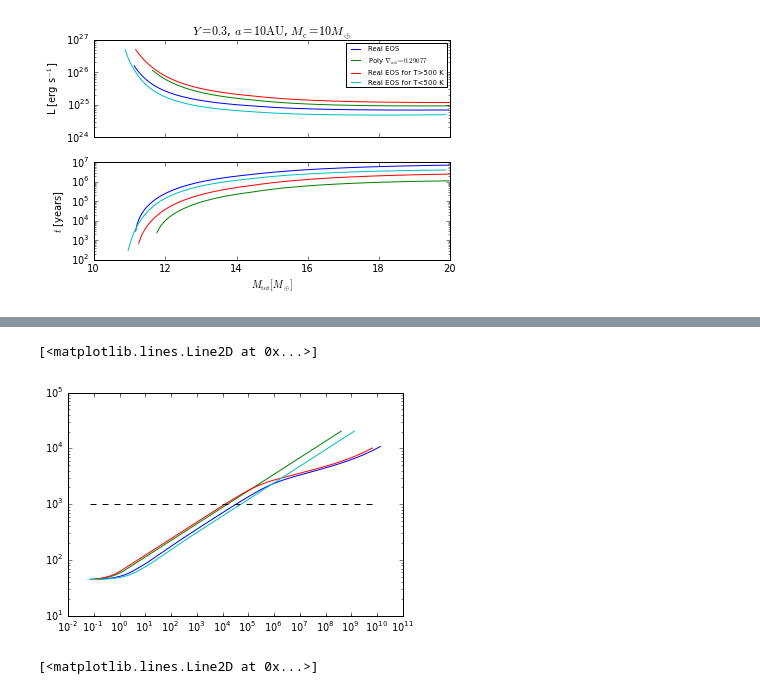
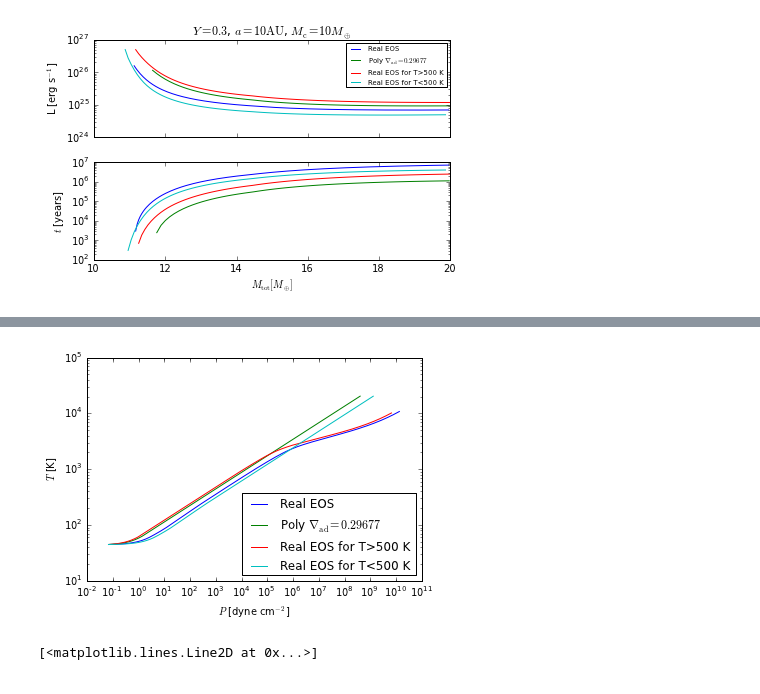
Before and after one commit to apiso/core_accretion, a Jupyter notebook: python/RadSGRealGas/EOSeffects.ipynb, the cells around one changed output, grey strips where cells are left out. Cells and saved outputs as stored; diff of their text form; code cells hidden in the pictures.

```diff
--- a/python/RadSGRealGas/EOSeffects.ipynb
+++ b/python/RadSGRealGas/EOSeffects.ipynb
@@ -156,13 +186,17 @@ ylim(40,2e4)
 # %%
-plt.loglog(prof.P[20], prof.t[20])
-plt.plot(profpoly.P[3], profpoly.t[3])
-plt.plot(profcheck.P[9], profcheck.t[9])
-plt.plot(profcheckb.P[13], profcheckb.t[13])
-plt.plot(profcheck.P[9], 1e3 *ones_like(profcheck.t[9]), 'k--')
+plt.loglog(prof.P[20], prof.t[20], label = 'Real EOS')
+plt.plot(profpoly.P[3], profpoly.t[3], label = r'Poly $\nabla_{\rm{ad}}=0.29677$')
+plt.plot(profcheck.P[9], profcheck.t[9], label = 'Real EOS for T>500 K')
+plt.plot(profcheckb.P[13], profcheckb.t[13], label = 'Real EOS for T<500 K')
+plt.xlabel(r'$P$ [dyne cm$^{-2}$]')
+plt.ylabel(r'$T$ [K]')
+plt.legend(loc = 4)
+#plt.plot(profcheck.P[9], 1e3 *ones_like(profcheck.t[9]), 'k--')
 #ylim(ymin=1e25)
+
+plt.savefig(userpath + '/figs/ModelAtmospheres/RadSelfGravRealEOS/EOSeffects/PT_plot.pdf')
 # %% [output]
-[<matplotlib.lines.Line2D at 0x...>]
-[figure, old version]
+[figure, new version]
 # %%
 log10S = interplog10S(numpy.log10(prof.t[0]), numpy.log10(prof.P[0]))
 log10Scheck = interplog10S(numpy.log10(profcheck.t[0]), numpy.log10(profcheck.P[0]))
```
Also changed, not shown: parts of 5 cells of this notebook.
